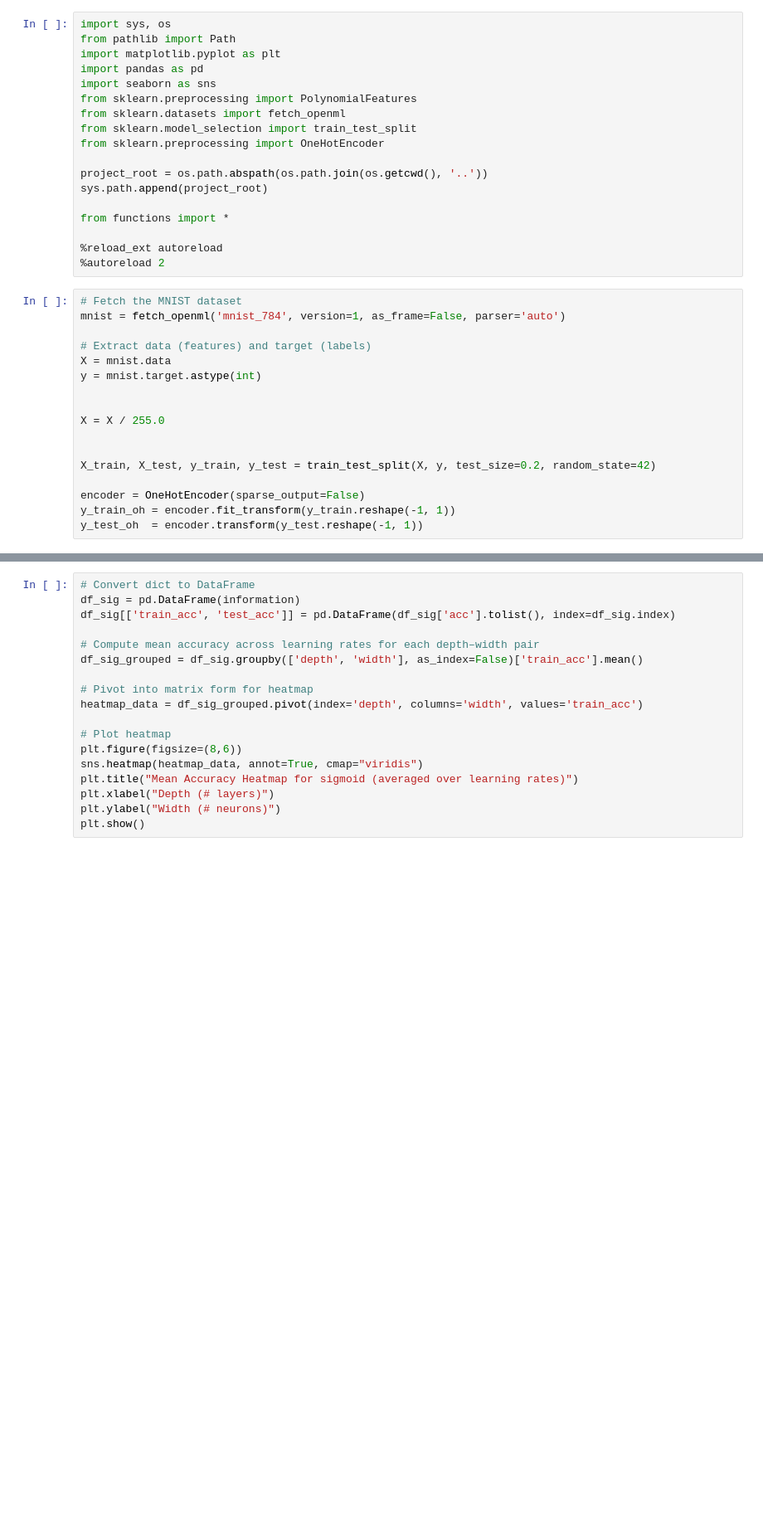
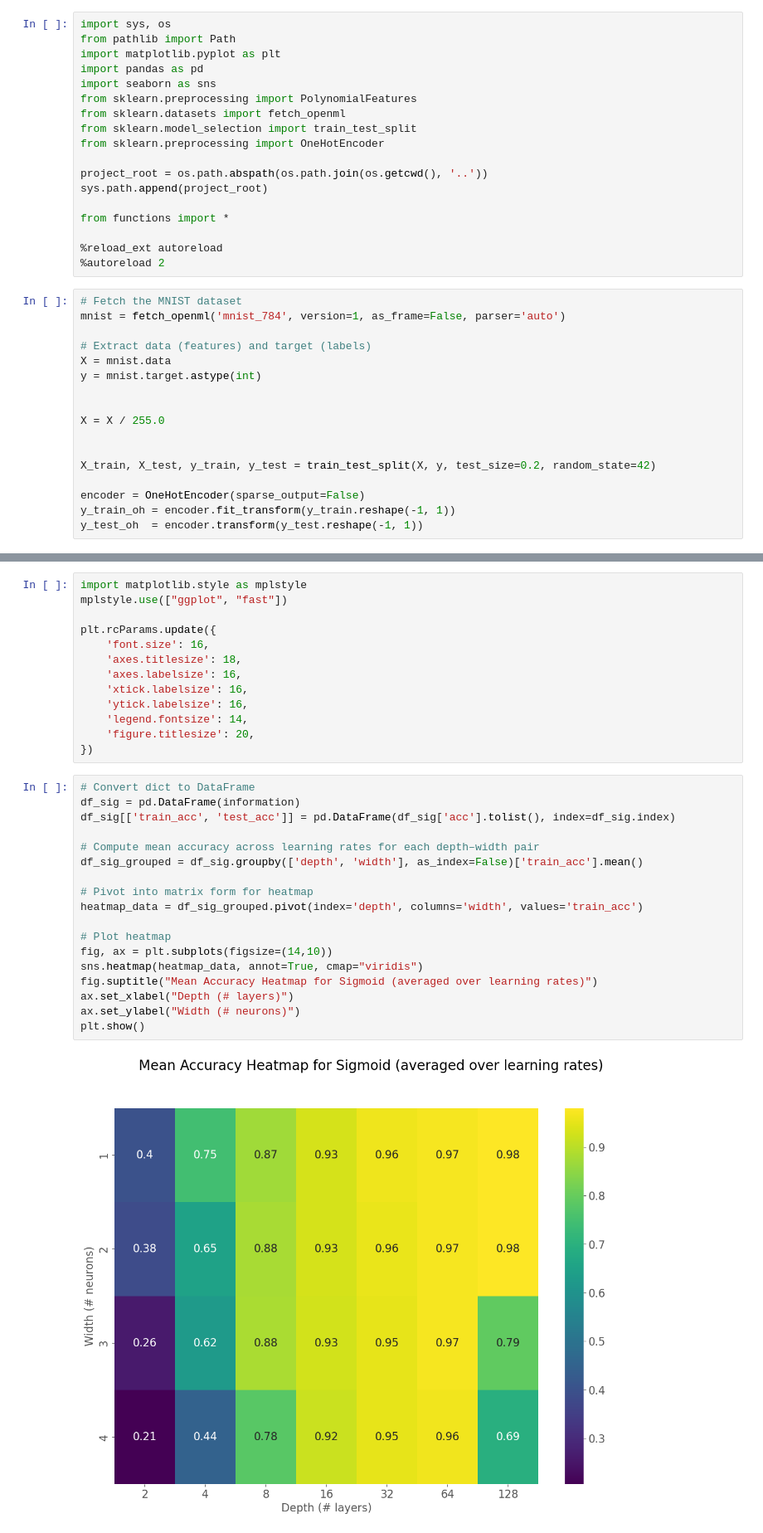
Before and after one commit to kjes4pres/Project_2_FYSSTK, a Jupyter notebook: Code/main/f.ipynb, the cells around one changed output, grey strips where cells are left out. Shown at 83% size. Saved outputs shown, nothing was run; the diff lists cells and outputs as text; blank space fills up the shorter version.

```diff
--- a/Code/main/f.ipynb
+++ b/Code/main/f.ipynb
@@ -179,21 +220,36 @@ for d in depth:
+# %%
+import matplotlib.style as mplstyle
+mplstyle.use(["ggplot", "fast"])
+
+plt.rcParams.update({
+    'font.size': 16,
+    'axes.titlesize': 18,
+    'axes.labelsize': 16,
+    'xtick.labelsize': 16,
+    'ytick.labelsize': 16,
+    'legend.fontsize': 14,
+    'figure.titlesize': 20,
+})
 # %%
 # Convert dict to DataFrame
 df_sig = pd.DataFrame(information)
 df_sig[['train_acc', 'test_acc']] = pd.DataFrame(df_sig['acc'].tolist(), index=df_sig.index)
 
 # Compute mean accuracy across learning rates for each depth–width pair
 df_sig_grouped = df_sig.groupby(['depth', 'width'], as_index=False)['train_acc'].mean()
 
 # Pivot into matrix form for heatmap
 heatmap_data = df_sig_grouped.pivot(index='depth', columns='width', values='train_acc')
 
 # Plot heatmap
-plt.figure(figsize=(8,6))
+fig, ax = plt.subplots(figsize=(14,10))
 sns.heatmap(heatmap_data, annot=True, cmap="viridis")
-plt.title("Mean Accuracy Heatmap for sigmoid (averaged over learning rates)")
-plt.xlabel("Depth (# layers)")
-plt.ylabel("Width (# neurons)")
+fig.suptitle("Mean Accuracy Heatmap for Sigmoid (averaged over learning rates)")
+ax.set_xlabel("Depth (# layers)")
+ax.set_ylabel("Width (# neurons)")
 plt.show()
+# %% [output]
+[figure, added]
 # %%
 # Convert dict to DataFrame
 df_relu = pd.DataFrame(information_Relu)
```
Also changed, not shown: parts of 10 cells of this notebook, 5 other files.
